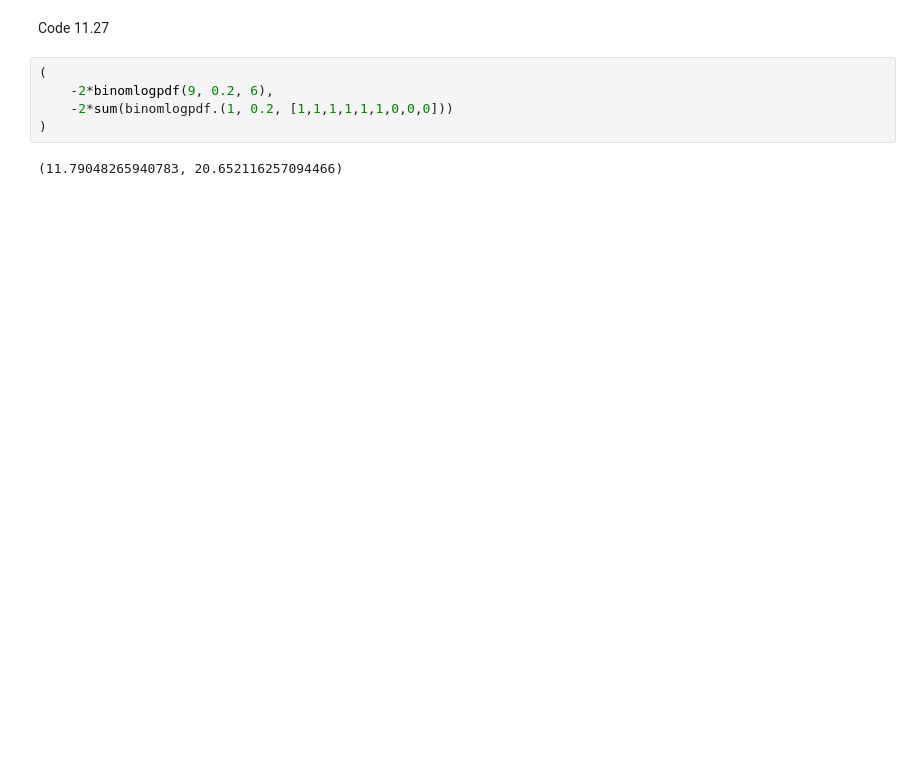
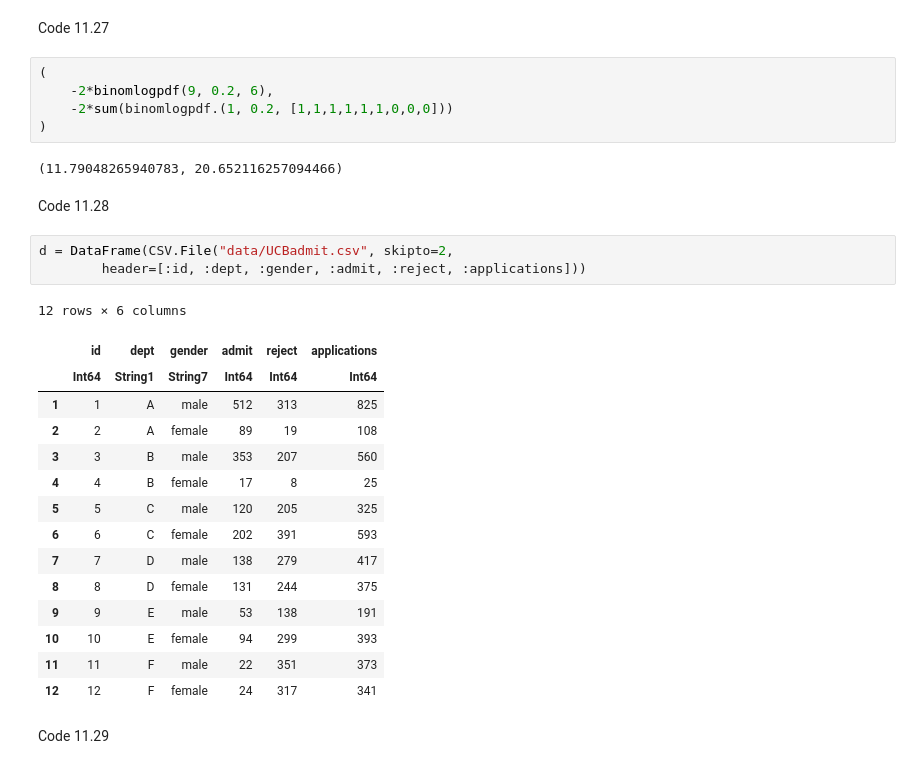
Before and after one commit to Shmuma/rethinking-2ed-julia, a Jupyter notebook: 11-Chapter 11. God Spiked the Integers.ipynb, the cells around one changed output. Cells and saved outputs as stored; diff of their text form; blank space fills up the shorter version.

```diff
--- a/11-Chapter 11. God Spiked the Integers.ipynb
+++ b/11-Chapter 11. God Spiked the Integers.ipynb
@@ -342,3 +360,26 @@ Code 11.27
 )
 # %% [output]
 (11.79048265940783, 20.652116257094466)
+# %% [markdown]
+Code 11.28
+# %%
+d = DataFrame(CSV.File("data/UCBadmit.csv", skipto=2,
+        header=[:id, :dept, :gender, :admit, :reject, :applications]))
+# %% [output]
+12 rows × 6 columns
+|  | id | dept | gender | admit | reject | applications |
+|  | Int64 | String1 | String7 | Int64 | Int64 | Int64 |
+| 1 | 1 | A | male | 512 | 313 | 825 |
+| 2 | 2 | A | female | 89 | 19 | 108 |
+| 3 | 3 | B | male | 353 | 207 | 560 |
+| 4 | 4 | B | female | 17 | 8 | 25 |
+| 5 | 5 | C | male | 120 | 205 | 325 |
+| 6 | 6 | C | female | 202 | 391 | 593 |
+| 7 | 7 | D | male | 138 | 279 | 417 |
+| 8 | 8 | D | female | 131 | 244 | 375 |
+| 9 | 9 | E | male | 53 | 138 | 191 |
+| 10 | 10 | E | female | 94 | 299 | 393 |
+| 11 | 11 | F | male | 22 | 351 | 373 |
+| 12 | 12 | F | female | 24 | 317 | 341 |
+# %% [markdown]
+Code 11.29
```
Also changed, not shown: parts of 14 cells of this notebook, 4 other files.
